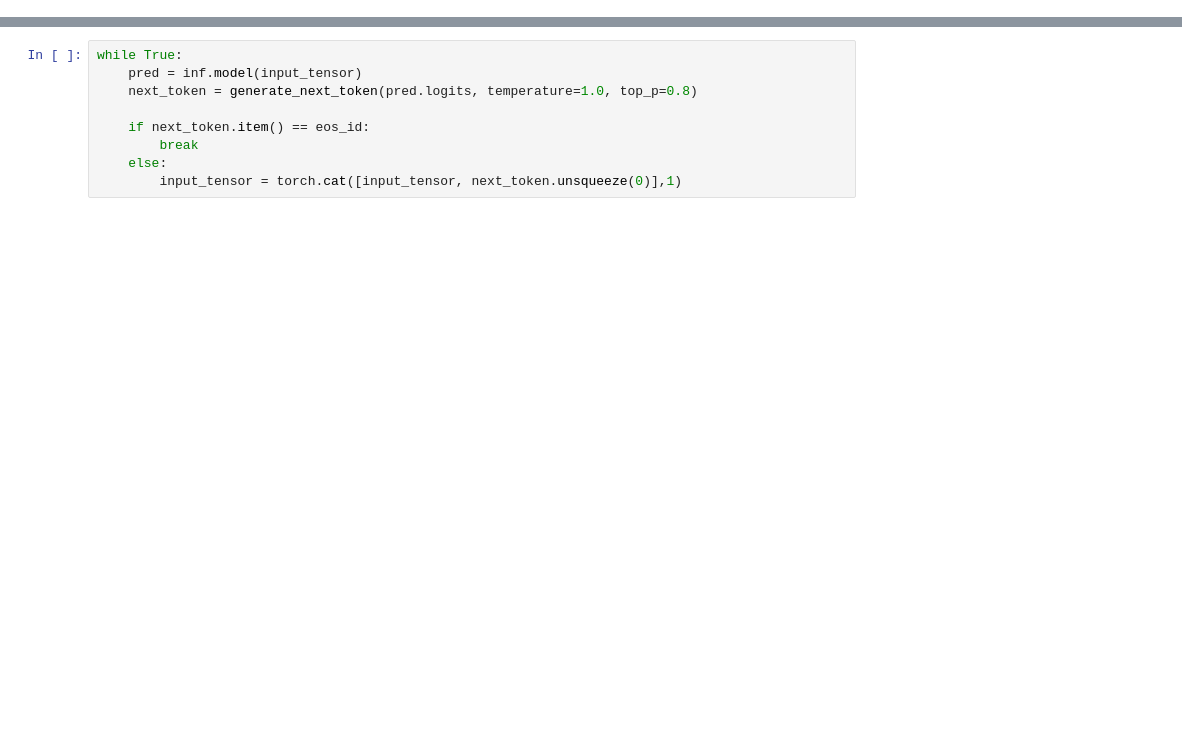
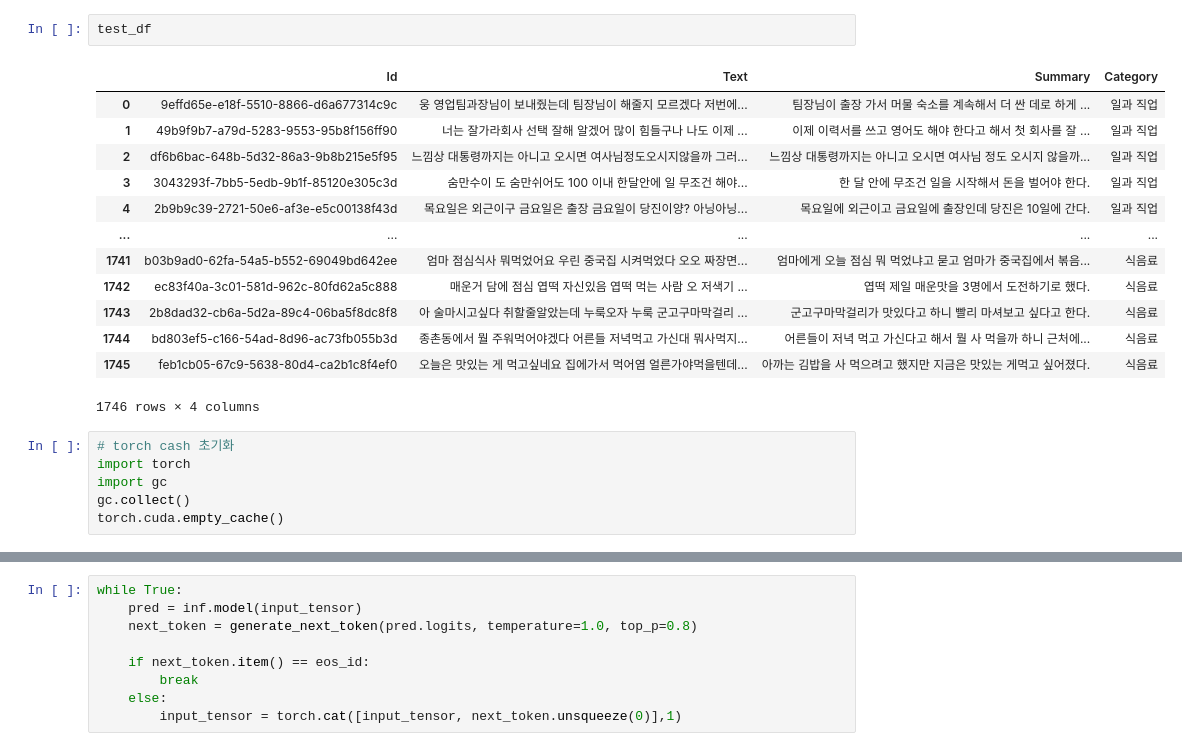
Before and after one commit to AIFFEL-NLP-PROJECT/Aiffelthon, a Jupyter notebook: Model/KoGPT-2/KoGPT-2_ptuning.ipynb, the cells around one changed output, grey strips where cells are left out. Cells and saved outputs as stored; diff of their text form; blank space fills up the shorter version.

```diff
--- a/Model/KoGPT-2/KoGPT-2_ptuning.ipynb
+++ b/Model/KoGPT-2/KoGPT-2_ptuning.ipynb
@@ -95,0 +145,22 @@ import pandas as pd
+# %%
+test_df
+# %% [output]
+|  | Id | Text | Summary | Category |
+| 0 | 9effd65e-e18f-5510-8866-d6a677314c9c | 웅 영업팀과장님이 보내줬는데 팀장님이 해줄지 모르겠다 저번에... | 팀장님이 출장 가서 머물 숙소를 계속해서 더 싼 데로 하게 ... | 일과 직업 |
+| 1 | 49b9f9b7-a79d-5283-9553-95b8f156ff90 | 너는 잘가라회사 선택 잘해 알겠어 많이 힘들구나 나도 이제 ... | 이제 이력서를 쓰고 영어도 해야 한다고 해서 첫 회사를 잘 ... | 일과 직업 |
+| 2 | df6b6bac-648b-5d32-86a3-9b8b215e5f95 | 느낌상 대통령까지는 아니고 오시면 여사님정도오시지않을까 그러... | 느낌상 대통령까지는 아니고 오시면 여사님 정도 오시지 않을까... | 일과 직업 |
+| 3 | 3043293f-7bb5-5edb-9b1f-85120e305c3d | 숨만수이 도 숨만쉬어도 100 이내 한달안에 일 무조건 해야... | 한 달 안에 무조건 일을 시작해서 돈을 벌어야 한다. | 일과 직업 |
+| 4 | 2b9b9c39-2721-50e6-af3e-e5c00138f43d | 목요일은 외근이구 금요일은 출장 금요일이 당진이양? 아닝아닝... | 목요일에 외근이고 금요일에 출장인데 당진은 10일에 간다. | 일과 직업 |
+| ... | ... | ... | ... | ... |
+| 1741 | b03b9ad0-62fa-54a5-b552-69049bd642ee | 엄마 점심식사 뭐먹었어요 우린 중국집 시켜먹었다 오오 짜장면... | 엄마에게 오늘 점심 뭐 먹었냐고 묻고 엄마가 중국집에서 볶음... | 식음료 |
+| 1742 | ec83f40a-3c01-581d-962c-80fd62a5c888 | 매운거 담에 점심 엽떡 자신있음 엽떡 먹는 사람 오 저색기 ... | 엽떡 제일 매운맛을 3명에서 도전하기로 했다. | 식음료 |
+| 1743 | 2b8dad32-cb6a-5d2a-89c4-06ba5f8dc8f8 | 아 술마시고싶다 취할줄알았는데 누룩오자 누룩 군고구마막걸리 ... | 군고구마막걸리가 맛있다고 하니 빨리 마셔보고 싶다고 한다. | 식음료 |
+| 1744 | bd803ef5-c166-54ad-8d96-ac73fb055b3d | 종촌동에서 뭘 주워먹어야겠다 어른들 저녁먹고 가신대 뭐사먹지... | 어른들이 저녁 먹고 가신다고 해서 뭘 사 먹을까 하니 근처에... | 식음료 |
+| 1745 | feb1cb05-67c9-5638-80d4-ca2b1c8f4ef0 | 오늘은 맛있는 게 먹고싶네요 집에가서 먹어염 얼른가야먹을텐데... | 아까는 김밥을 사 먹으려고 했지만 지금은 맛있는 게먹고 싶어졌다. | 식음료 |
+1746 rows × 4 columns
+# %%
+# torch cash 초기화
+import torch
+import gc
+gc.collect()
+torch.cuda.empty_cache()
```
Also changed, not shown: parts of 99 cells of this notebook.
